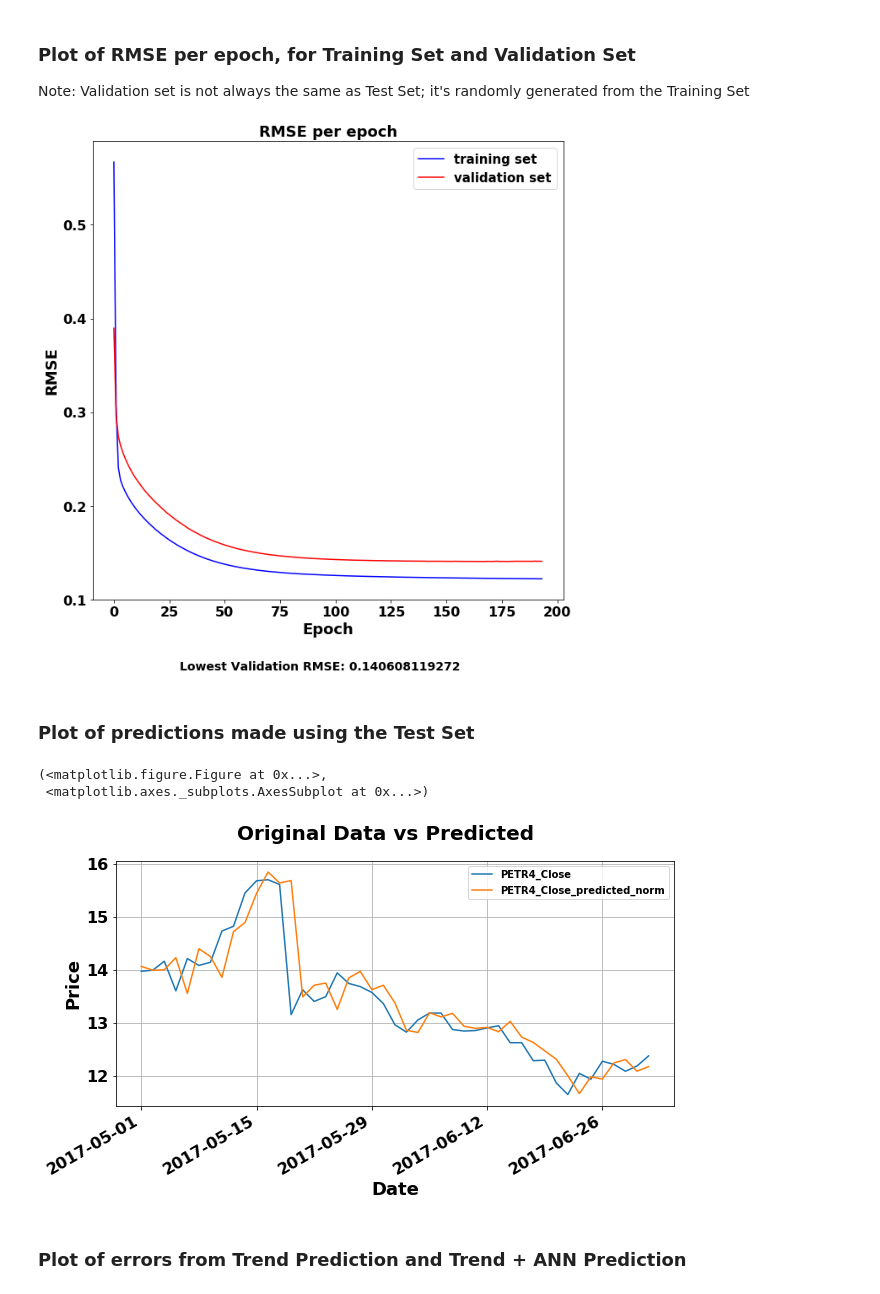
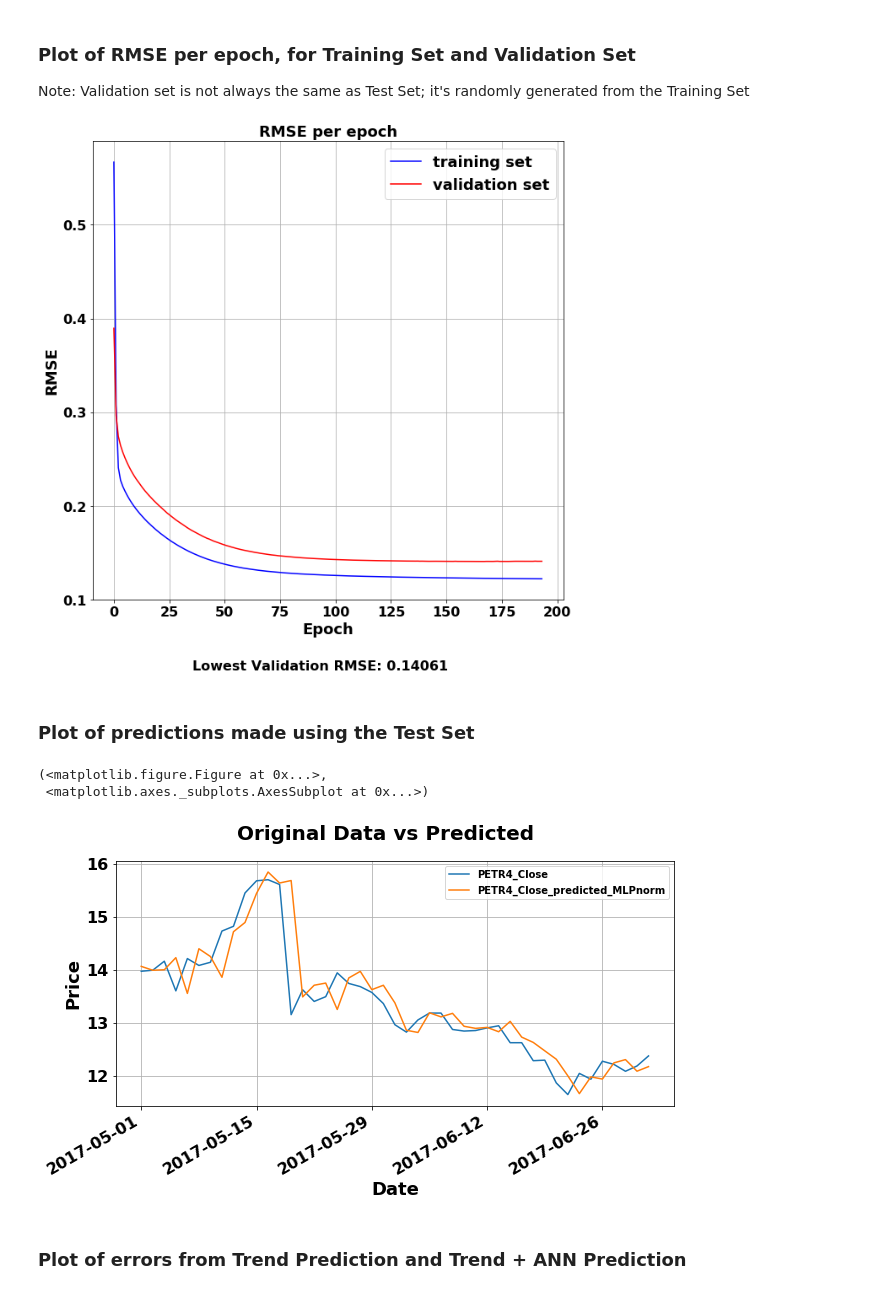
Before and after one commit to danilofrp/neural-stocks, a Jupyter notebook: notebooks/MLP/residuals/PETR4/MLP.ipynb, the cells around one changed output. Drawn from its saved outputs; the diff is of its cells as text; code cells hidden in the pictures.

Commit message:
image construction improved

```diff
--- a/notebooks/MLP/residuals/PETR4/MLP.ipynb
+++ b/notebooks/MLP/residuals/PETR4/MLP.ipynb
@@ -241,23 +241,24 @@ Note: Validation set is not always the same as Test Set; it's randomly generated
 # %%
 name = '{}/{}_MLP_fitHistory_{}x{}x1_norm_mapminmax'.format(saveVarDir, asset, inputDim, bestNormHiddenLayer)
 bestNormFitHistory = joblib.load(name + '.pkl')
 fig, ax = plt.subplots(figsize = (10,10), nrows = 1, ncols = 1)
 ax.set_title('RMSE per epoch')
 ax.set_xlabel('Epoch')
 ax.set_ylabel('RMSE')
+ax.grid()
 trainigSet, = ax.plot(np.sqrt(bestNormFitHistory['loss']), 'b', label = 'trainig set')
 validationSet, = ax.plot(np.sqrt(bestNormFitHistory['val_loss']), 'r', label = 'validation set')
-plt.legend(handles=[trainigSet, validationSet], labels=['training set', 'validation set'], prop={'size': 15})
-plt.figtext(0.5,  0.010, 'Lowest Validation RMSE: {}'.format(np.sqrt(min(bestNormFitHistory['val_loss']))), size = 14, horizontalalignment = 'center')
+plt.legend(handles=[trainigSet, validationSet], labels=['training set', 'validation set'], prop={'size': 18})
+plt.figtext(0.5,  0.010, 'Lowest Validation RMSE: {:.5f}'.format(np.sqrt(min(bestNormFitHistory['val_loss']))), size = 16, horizontalalignment = 'center')
 fig.savefig('{}/{}_MLP_fitHistory_{}x{}x1_norm_mapminmax.pdf'.format(saveFigDir, asset, inputDim, bestNormHiddenLayer), bbox_inches='tight')
 # %% [output]
-[figure, old version]
+[figure, new version]
 # %% [markdown]
 <h3>Plot of predictions made using the Test Set</h3>
 # %%
 predictionsNorm = yNormScaler.inverse_transform(bestNormModel.predict(xNormTest)).reshape(-1)
-predictionsNormResid = pd.Series(predictionsNorm, index = df['2017'].index, name = '{}_resid_predicted_norm'.format(asset))
-predictionsNormSeries = pd.Series(df['{}_Close_trend'.format(asset)] +  predictionsNormResid, name = '{}_Close_predicted_norm'.format(asset))
+predictionsNormResid = pd.Series(predictionsNorm, index = df['2017'].index, name = '{}_resid_predicted_MLPnorm'.format(asset))
+predictionsNormSeries = pd.Series(df['{}_Close_trend'.format(asset)] +  predictionsNormResid, name = '{}_Close_predicted_MLPnorm'.format(asset))
 
 plotSeries([df['{}_Close'.format(asset)], predictionsNormSeries],
            initialPlotDate = '2017-05', finalPlotDate = '2017-06',
@@ -265,7 +266,7 @@ plotSeries([df['{}_Close'.format(asset)], predictionsNormSeries],
 # %% [output]
 (<matplotlib.figure.Figure at 0x...>,
  <matplotlib.axes._subplots.AxesSubplot at 0x...>)
-[figure, old version]
+[figure, new version]
 # %% [markdown]
 <h3>Plot of errors from Trend Prediction and Trend + ANN Prediction</h3>
 # %%
```
Also changed, not shown: parts of 4 cells of this notebook, 3 other files.
